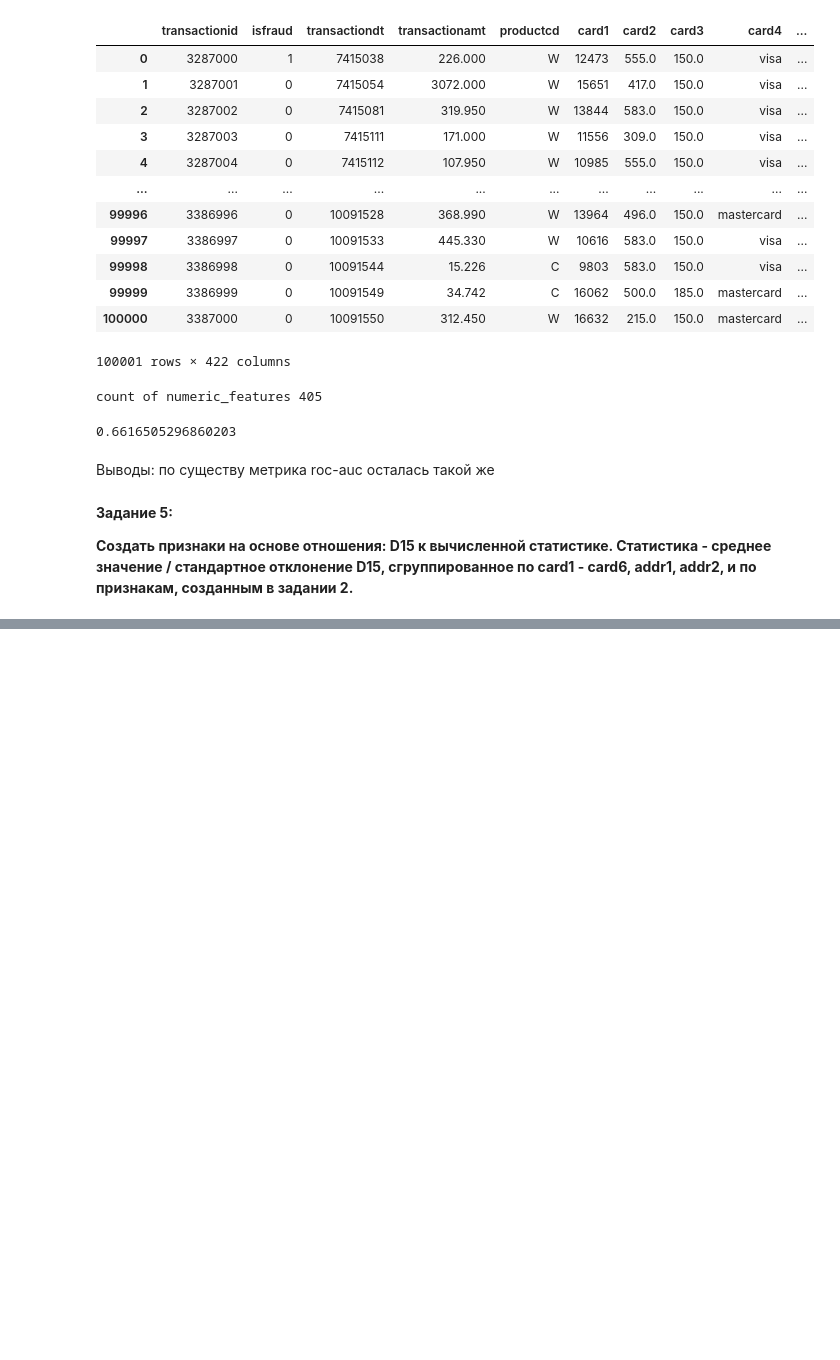
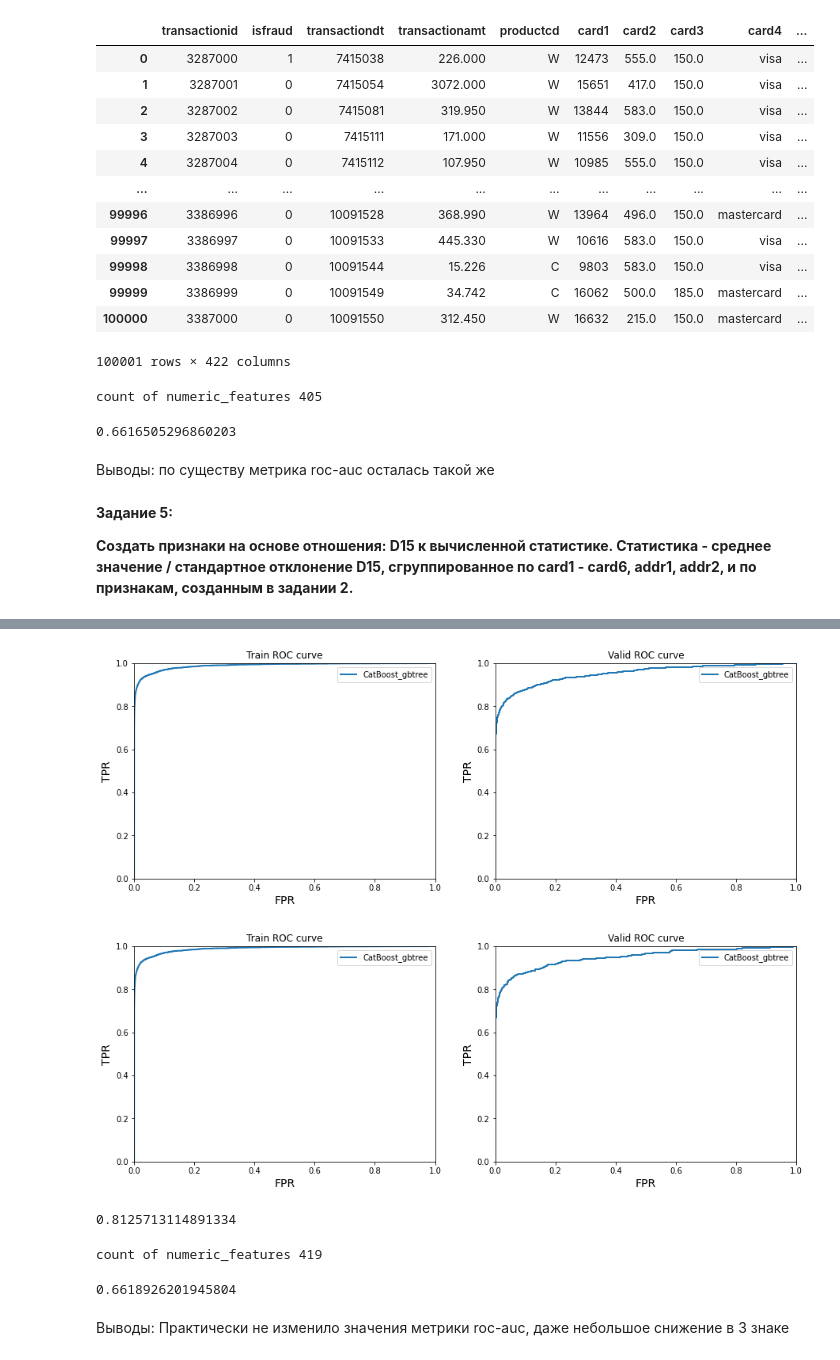
Before and after one commit to AndreyU123/Sports_data_analysis_Kaggle_Platform, a Jupyter notebook: Lesson5/Ukladnikov_Andrey_Lesson5.ipynb, the cells around one changed output, grey strips where cells are left out. Drawn from its saved outputs; the diff is of its cells as text; code cells hidden in the pictures; blank space fills up the shorter version.

```diff
--- a/Lesson5/Ukladnikov_Andrey_Lesson5.ipynb
+++ b/Lesson5/Ukladnikov_Andrey_Lesson5.ipynb
@@ -878,0 +1100,2 @@ test_roc_auc
+# %%
+x_train, x_valid,x_test, y_train, y_valid,y_test=get_train_valid_test_data(data,target)
@@ -878,0 +1106,8 @@ test_roc_auc
+# %%
+train_scores,valid_scores,test_scores,LB_test_scores=get_scores_init_tables(y_train, y_valid,y_test)
+# %%
+model_cb = cb.CatBoostClassifier(**cb_params)
+model_cb.fit(x_train,
+             y_train,
+             eval_set=[(x_train, y_train), (x_valid, y_valid)],
+             cat_features=cat_feats,plot=True)
@@ -878,0 +1131,29 @@ test_roc_auc
+# %%
+train_scores["CatBoost_gbtree"] = model_cb.predict_proba(x_train)[:,1]
+valid_scores["CatBoost_gbtree"] = model_cb.predict_proba(x_valid)[:,1]
+test_scores["CatBoost_gbtree"] = model_cb.predict_proba(x_test)[:,1]
+# %%
+plot_curves(valid_scores, train_scores,"isfraud")
+plot_curves(test_scores, train_scores,"isfraud")
+# %% [output]
+[figure, added]
+[figure, added]
+# %%
+test_predict_target=model_cb.predict(x_test)
+test_roc_auc=roc_auc_score(y_test,test_predict_target)
+test_roc_auc
+# %% [output]
+0.8125713114891334
+# %%
+test_data,test_target,cat_feats=get_data_with_CBInnerE_categorical_features(test,["transactionid","transactiondt", "isfraud"],'isfraud',
+                                                                  handle_numerical_features=get_data_with_numerical_features)
+# %% [output]
+count of numeric_features 419
+# %%
+test_predict_target=model_cb.predict(test_data)
+test_roc_auc=roc_auc_score(test["isfraud"].tolist(),test_predict_target)
+test_roc_auc
+# %% [output]
+0.6618926201945804
+# %% [markdown]
+Выводы: Практически не изменило значения метрики roc-auc, даже небольшое снижение в 3 знаке
```
Also changed, not shown: parts of 28 cells of this notebook.
